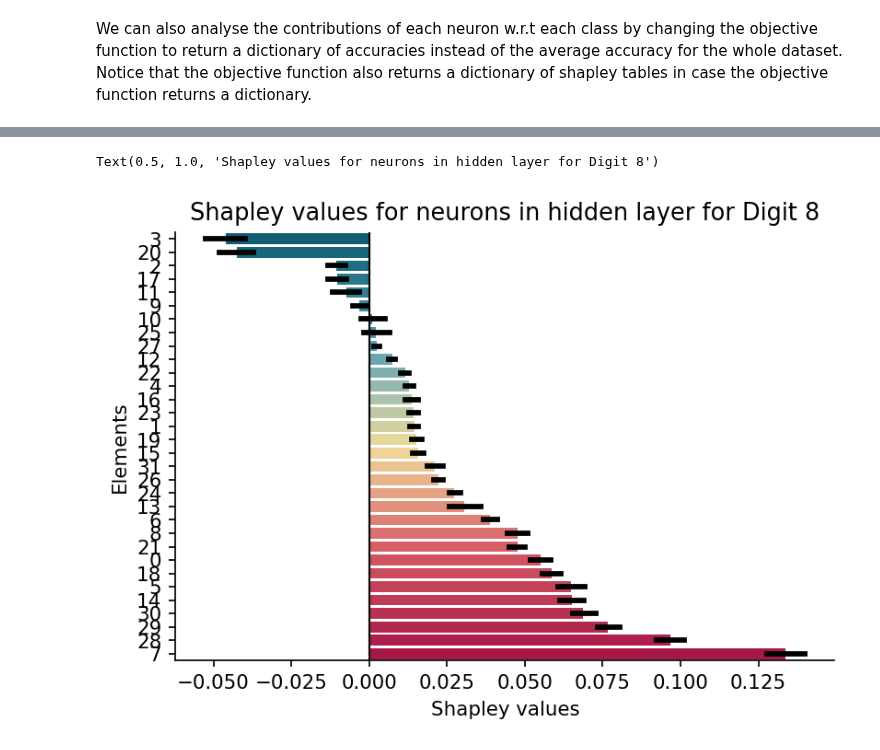
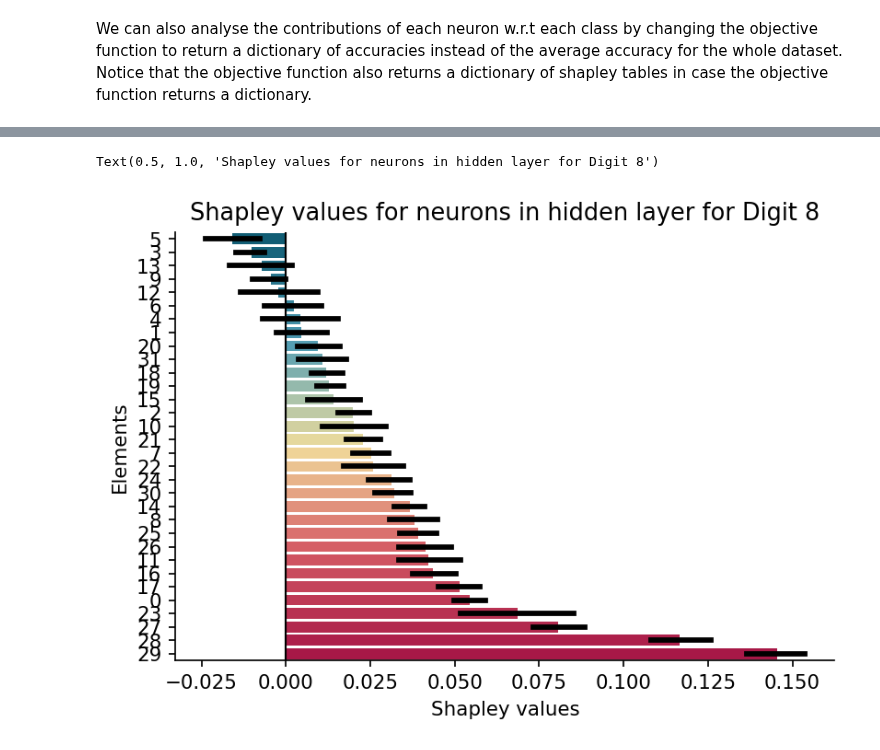
Before and after one commit to kuffmode/msa, a Jupyter notebook: docs/examples/mnist_torch.ipynb, the cells around one changed output, grey strips where cells are left out. Saved outputs shown, nothing was run; the diff lists cells and outputs as text; code cells hidden in the pictures.

```diff
--- a/docs/examples/mnist_torch.ipynb
+++ b/docs/examples/mnist_torch.ipynb
@@ -31,6 +34,6 @@ from torchvision import datasets
 from sklearn.metrics import accuracy_score, confusion_matrix
 # %%
 # Device configuration
-device = torch.device('cuda')
+device = torch.device('cpu')
 device
 # %% [output]
@@ -221,13 +224,13 @@ Text(0.5, 1.0, 'Shapley values for neurons in hidden layer for Digit 0')
 # %%
-shapley_table_digit8 = ut.sorter(shapley_table['8']) # sorting based on the average contribution (Shapley values)
+shapley_table_digit8 = ut.sorter(shapley_table.loc['8']) # sorting based on the average contribution (Shapley values)
 
 fig,ax = plt.subplots()
 colors = pl.color_code(shapley_table=shapley_table_digit8)
 pl.plot_shapley_ranks(shapley_table=shapley_table_digit8,colors=colors,ax=ax)
 fig.set_dpi(154)
 plt.xlabel('Shapley values')
 plt.ylabel('Elements')
 plt.title('Shapley values for neurons in hidden layer for Digit 8')
 # %% [output]
 Text(0.5, 1.0, 'Shapley values for neurons in hidden layer for Digit 8')
-[figure, old version]
+[figure, new version]
```
Also changed, not shown: parts of 6 cells of this notebook, 1 other file.
